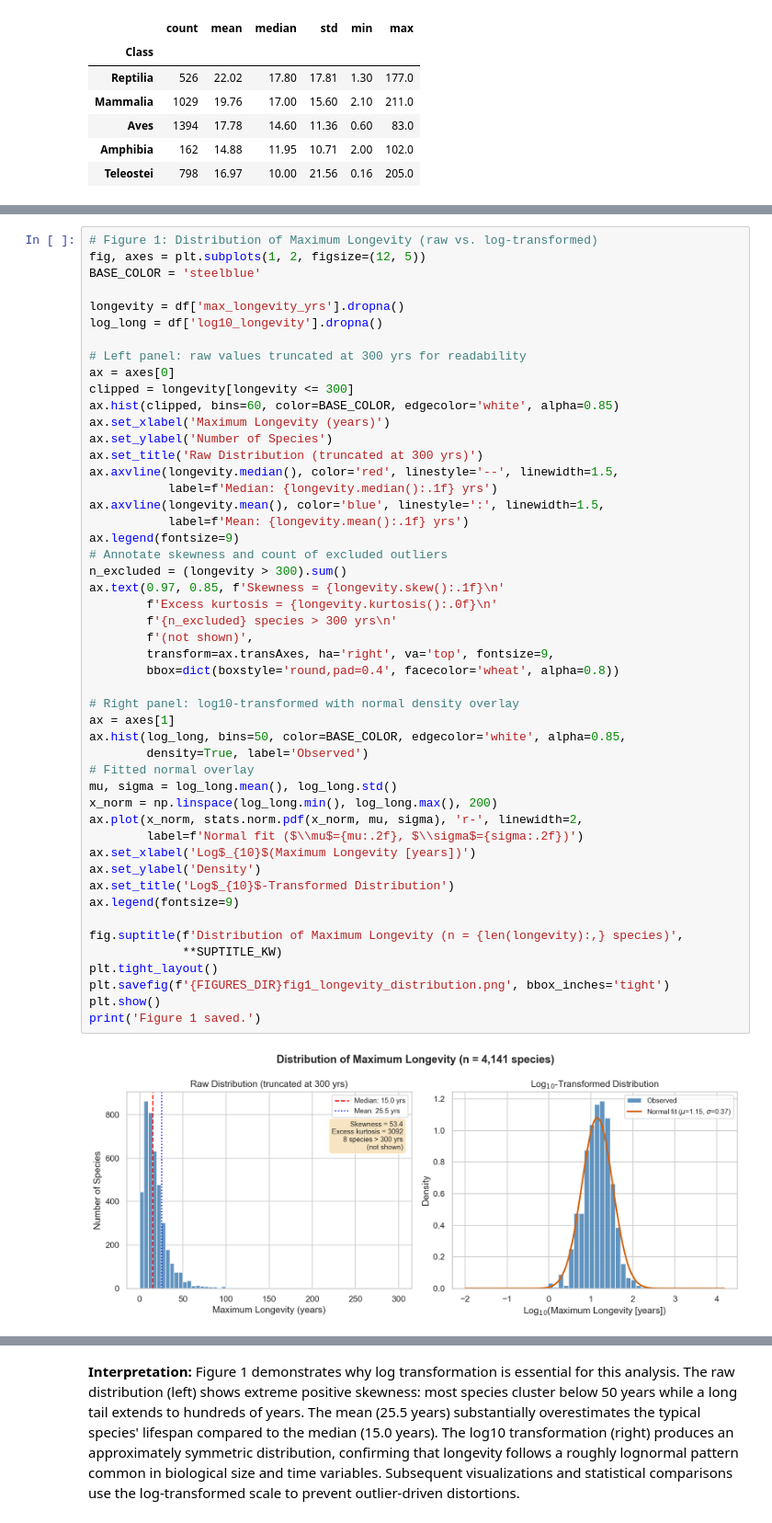
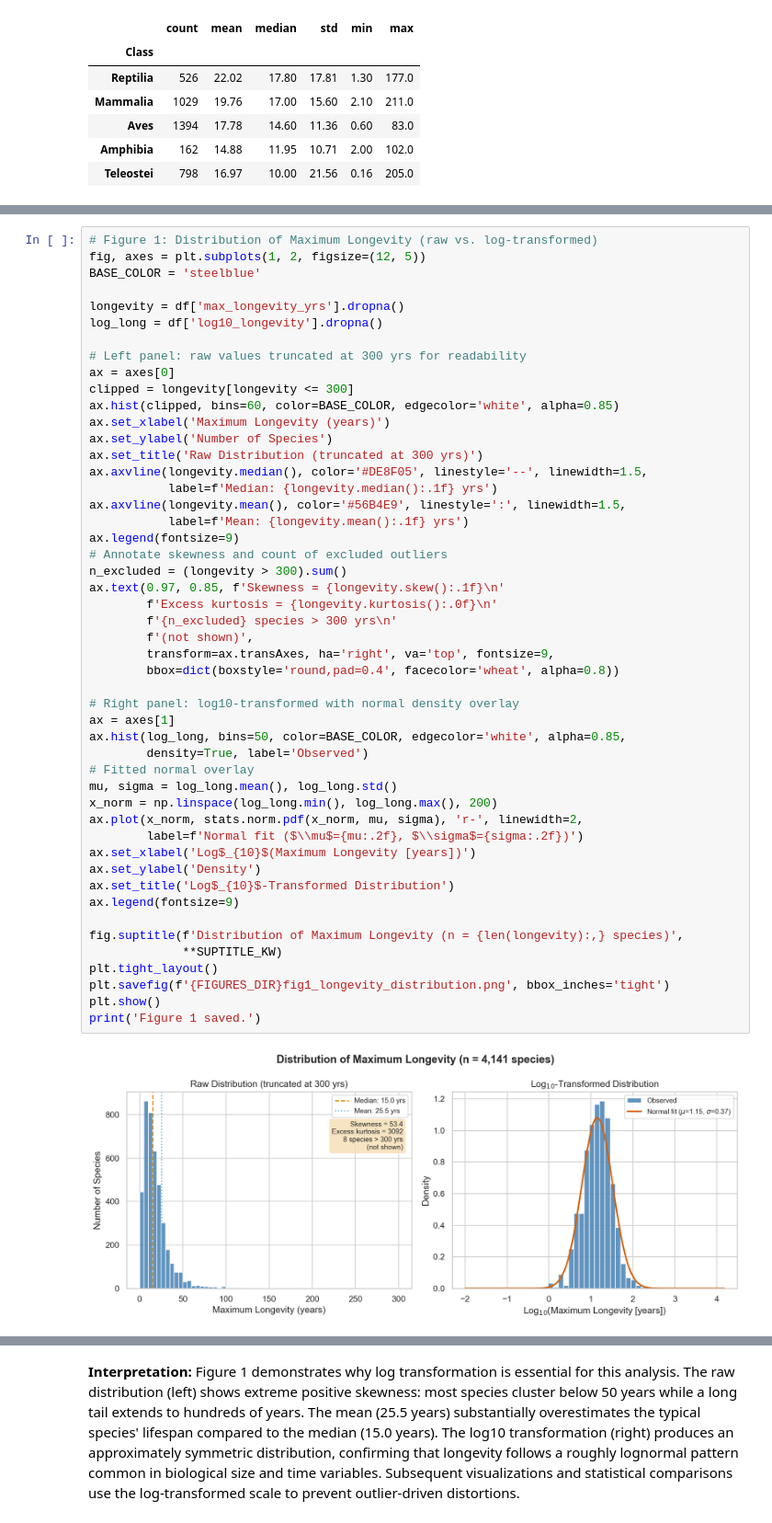
Before and after one commit to trwilcoxson/udacity-nd608-project2-statistics, a Jupyter notebook: analysis.ipynb, the cells around one changed output, grey strips where cells are left out. Shown at 92% size. Saved outputs shown, nothing was run; the diff lists cells and outputs as text.

```diff
--- a/analysis.ipynb
+++ b/analysis.ipynb
@@ -317,42 +317,42 @@ ax.hist(clipped, bins=60, color=BASE_COLOR, edgecolor='white', alpha=0.85)
 ax.set_xlabel('Maximum Longevity (years)')
 ax.set_ylabel('Number of Species')
 ax.set_title('Raw Distribution (truncated at 300 yrs)')
-ax.axvline(longevity.median(), color='red', linestyle='--', linewidth=1.5,
+ax.axvline(longevity.median(), color='#DE8F05', linestyle='--', linewidth=1.5,
            label=f'Median: {longevity.median():.1f} yrs')
-ax.axvline(longevity.mean(), color='blue', linestyle=':', linewidth=1.5,
+ax.axvline(longevity.mean(), color='#56B4E9', linestyle=':', linewidth=1.5,
            label=f'Mean: {longevity.mean():.1f} yrs')
 ax.legend(fontsize=9)
 # Annotate skewness and count of excluded outliers
 n_excluded = (longevity > 300).sum()
 ax.text(0.97, 0.85, f'Skewness = {longevity.skew():.1f}\n'
         f'Excess kurtosis = {longevity.kurtosis():.0f}\n'
         f'{n_excluded} species > 300 yrs\n'
         f'(not shown)',
         transform=ax.transAxes, ha='right', va='top', fontsize=9,
         bbox=dict(boxstyle='round,pad=0.4', facecolor='wheat', alpha=0.8))
 
 # Right panel: log10-transformed with normal density overlay
 ax = axes[1]
 ax.hist(log_long, bins=50, color=BASE_COLOR, edgecolor='white', alpha=0.85,
         density=True, label='Observed')
 # Fitted normal overlay
 mu, sigma = log_long.mean(), log_long.std()
 x_norm = np.linspace(log_long.min(), log_long.max(), 200)
 ax.plot(x_norm, stats.norm.pdf(x_norm, mu, sigma), 'r-', linewidth=2,
         label=f'Normal fit ($\\mu$={mu:.2f}, $\\sigma$={sigma:.2f})')
 ax.set_xlabel('Log$_{10}$(Maximum Longevity [years])')
 ax.set_ylabel('Density')
 ax.set_title('Log$_{10}$-Transformed Distribution')
 ax.legend(fontsize=9)
 
 fig.suptitle(f'Distribution of Maximum Longevity (n = {len(longevity):,} species)',
              **SUPTITLE_KW)
 plt.tight_layout()
 plt.savefig(f'{FIGURES_DIR}fig1_longevity_distribution.png', bbox_inches='tight')
 plt.show()
 print('Figure 1 saved.')
 # %% [output]
-[figure, old version]
+[figure, new version]
 Figure 1 saved.
 # %% [markdown]
 **Interpretation:** Figure 1 demonstrates why log transformation is essential
```
Also changed, not shown: parts of 13 cells of this notebook, 7 other files.
